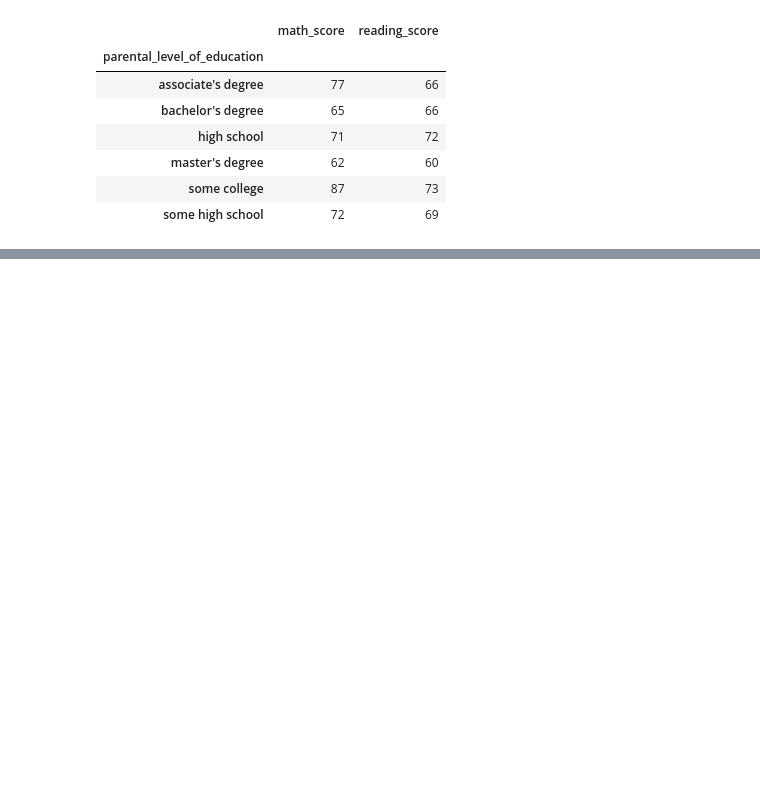
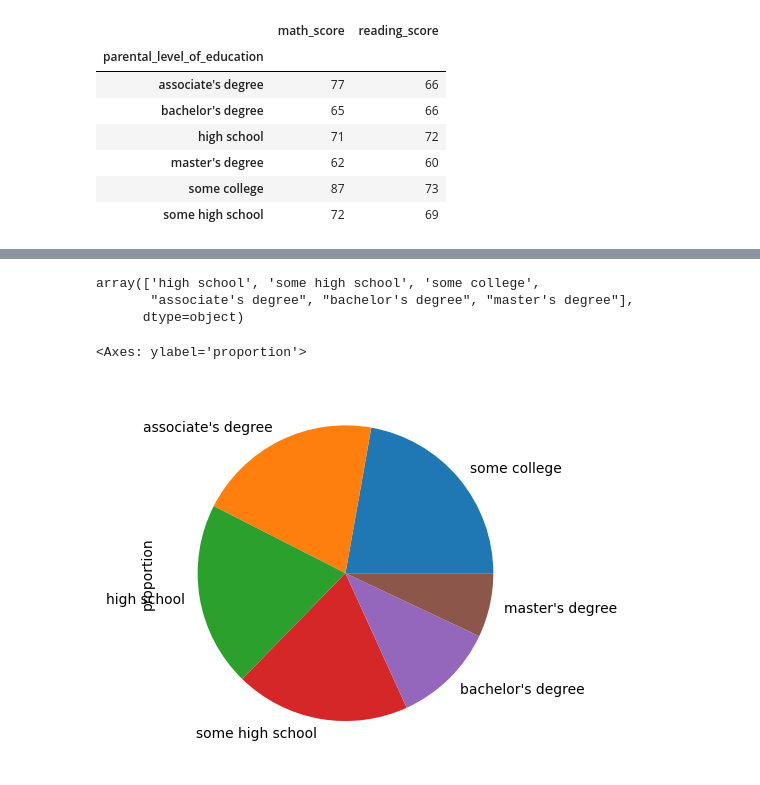
Before and after one commit to chai923/AIML, a Jupyter notebook: 2024-02-10-AIML-Applied Data Science_lecture4_datamanagement.ipynb, the cells around one changed output, grey strips where cells are left out. Drawn from its saved outputs; the diff is of its cells as text; code cells hidden in the pictures; blank space fills up the shorter version.

```diff
--- a/2024-02-10-AIML-Applied Data Science_lecture4_datamanagement.ipynb
+++ b/2024-02-10-AIML-Applied Data Science_lecture4_datamanagement.ipynb
@@ -457,0 +477,13 @@ df.groupby('parental_level_of_education')[['math_score','reading_score']].agg(mi
+# %%
+#unique values in a column
+df['parental_level_of_education'].unique()
+# %% [output]
+array(['high school', 'some high school', 'some college',
+       "associate's degree", "bachelor's degree", "master's degree"],
+      dtype=object)
+# %%
+#get the number of occurences of each value aka frequency
+df['parental_level_of_education'].value_counts(normalize=True).plot(kind='pie')
+# %% [output]
+<Axes: ylabel='proportion'>
+[figure, added]
```
Also changed, not shown: parts of 13 cells of this notebook, 2 other files.
